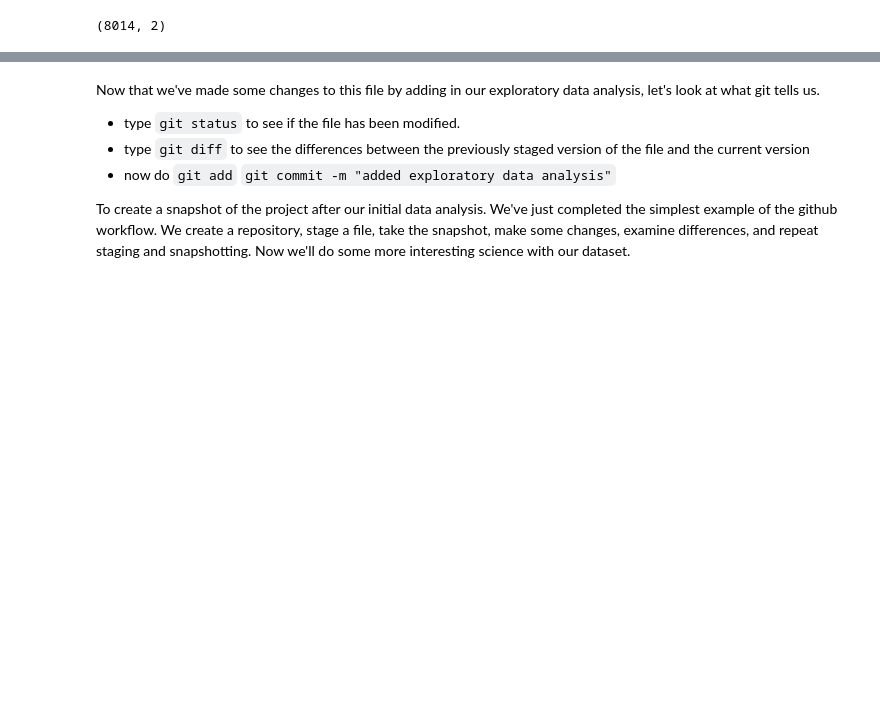
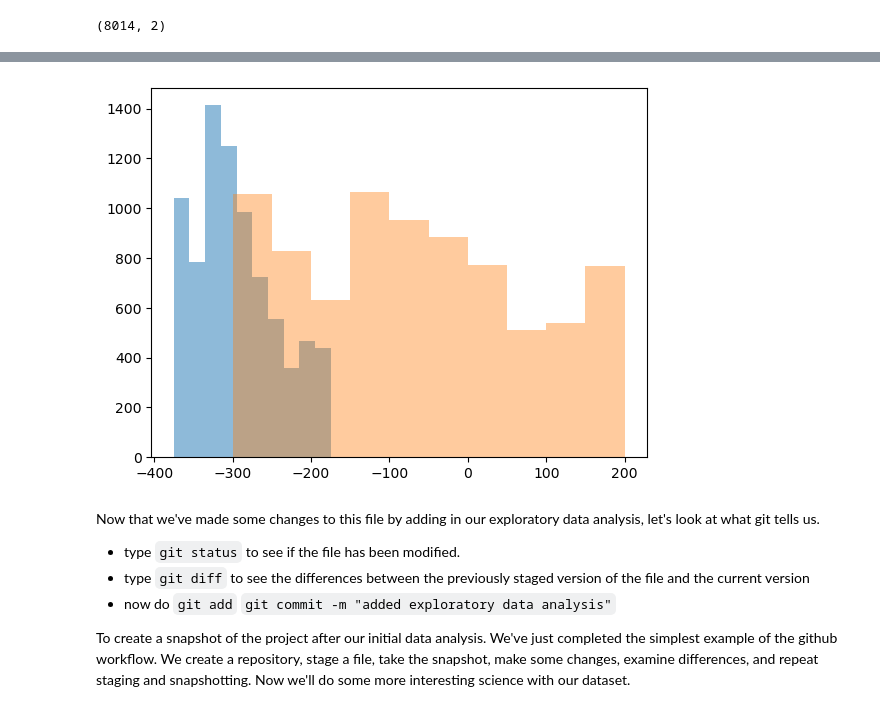
Before and after one commit to manduhmia/GreatWall, a Jupyter notebook: DSFP_intro_2_git.ipynb, the cells around one changed output, grey strips where cells are left out. Saved outputs shown, nothing was run; the diff lists cells and outputs as text; code cells hidden in the pictures; blank space fills up the shorter version.

```diff
--- a/DSFP_intro_2_git.ipynb
+++ b/DSFP_intro_2_git.ipynb
@@ -64,3 +59,9 @@ plt.show()
+# %%
+plt.hist(X[:,0], alpha=0.5)
+plt.hist(X[:,1], alpha=0.4)
+plt.show()
+# %% [output]
+[figure, added]
 # %% [markdown]
 Now that we've made some changes to this file by adding in our exploratory data analysis, let's look at what git tells us.
 
```
Also changed, not shown: parts of 3 cells of this notebook.
